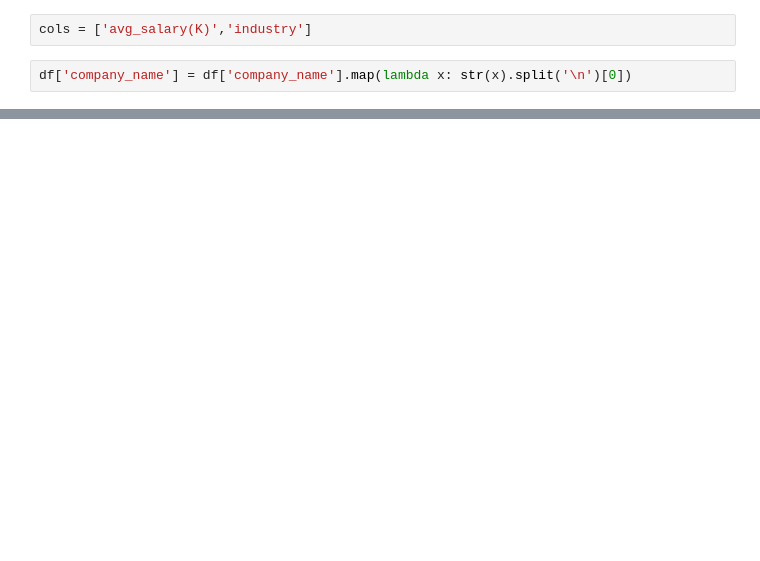
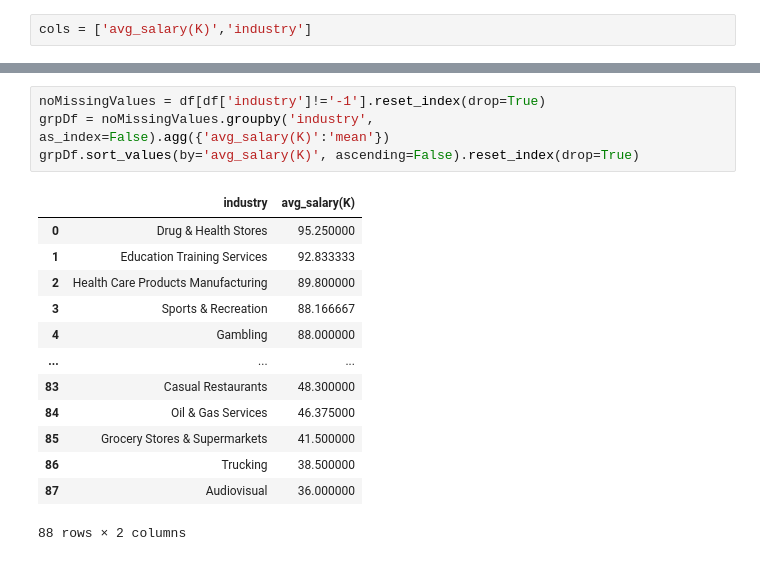
Before and after one commit to nomadtomas/dataAnalystJobMarket, a Jupyter notebook: DataAnalystEDA.ipynb, the cells around one changed output, grey strips where cells are left out. Saved outputs shown, nothing was run; the diff lists cells and outputs as text; blank space fills up the shorter version.

Commit message:
added industry salary numbers

```diff
--- a/DataAnalystEDA.ipynb
+++ b/DataAnalystEDA.ipynb
@@ -166,4 +166,2 @@ df.head(3)
 # %%
 cols = ['avg_salary(K)','industry']
-# %%
-df['company_name'] = df['company_name'].map(lambda x: str(x).split('\n')[0])
@@ -183,0 +168,18 @@ df[df['company_name'].map(lambda x: len(x)<=2)]
+# %%
+noMissingValues = df[df['industry']!='-1'].reset_index(drop=True)
+grpDf = noMissingValues.groupby('industry', as_index=False).agg({'avg_salary(K)':'mean'})
+grpDf.sort_values(by='avg_salary(K)', ascending=False).reset_index(drop=True)
+# %% [output]
+|  | industry | avg_salary(K) |
+| 0 | Drug & Health Stores | 95.250000 |
+| 1 | Education Training Services | 92.833333 |
+| 2 | Health Care Products Manufacturing | 89.800000 |
+| 3 | Sports & Recreation | 88.166667 |
+| 4 | Gambling | 88.000000 |
+| ... | ... | ... |
+| 83 | Casual Restaurants | 48.300000 |
+| 84 | Oil & Gas Services | 46.375000 |
+| 85 | Grocery Stores & Supermarkets | 41.500000 |
+| 86 | Trucking | 38.500000 |
+| 87 | Audiovisual | 36.000000 |
+88 rows × 2 columns
```
Also changed, not shown: parts of 2 cells of this notebook.
